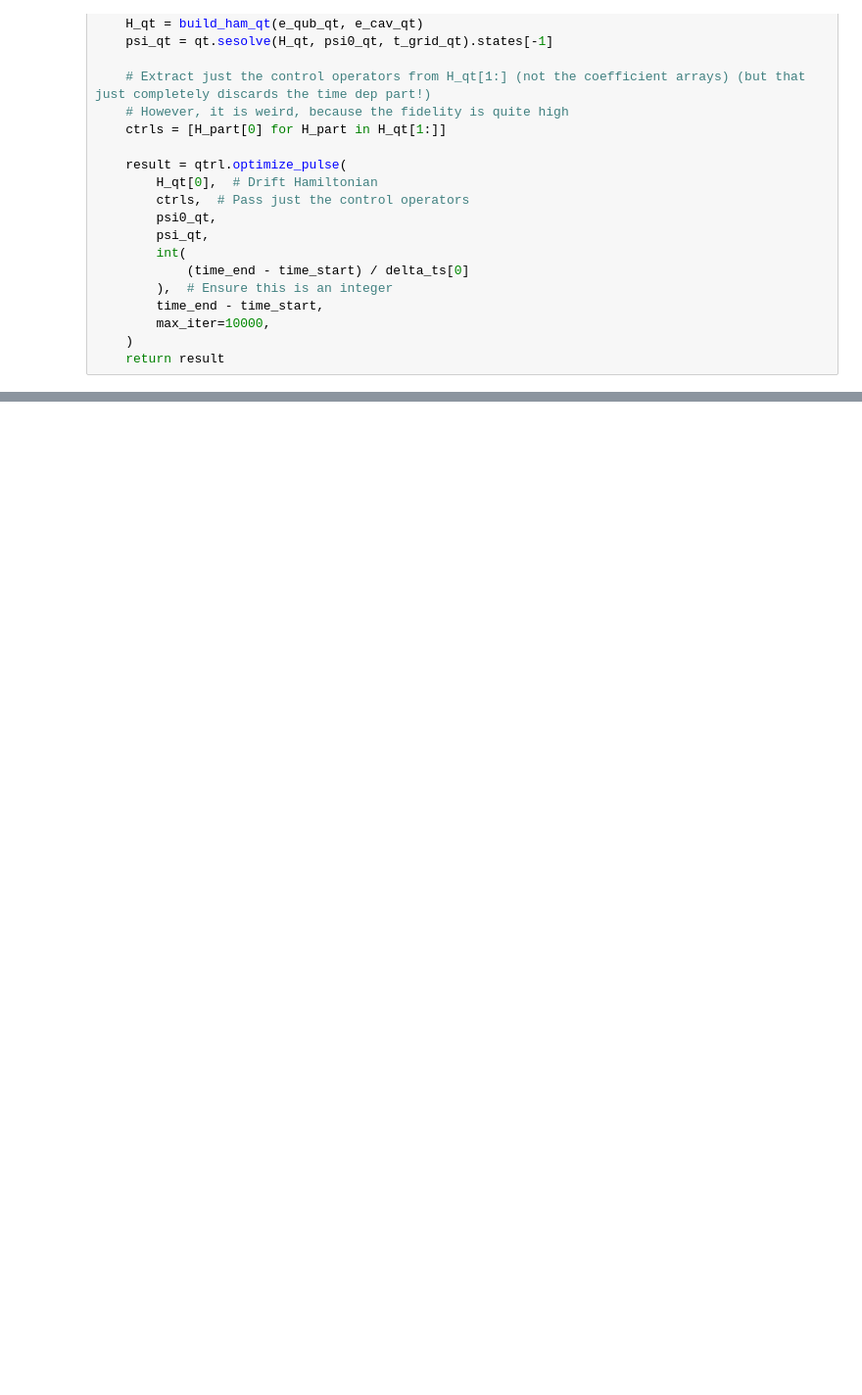
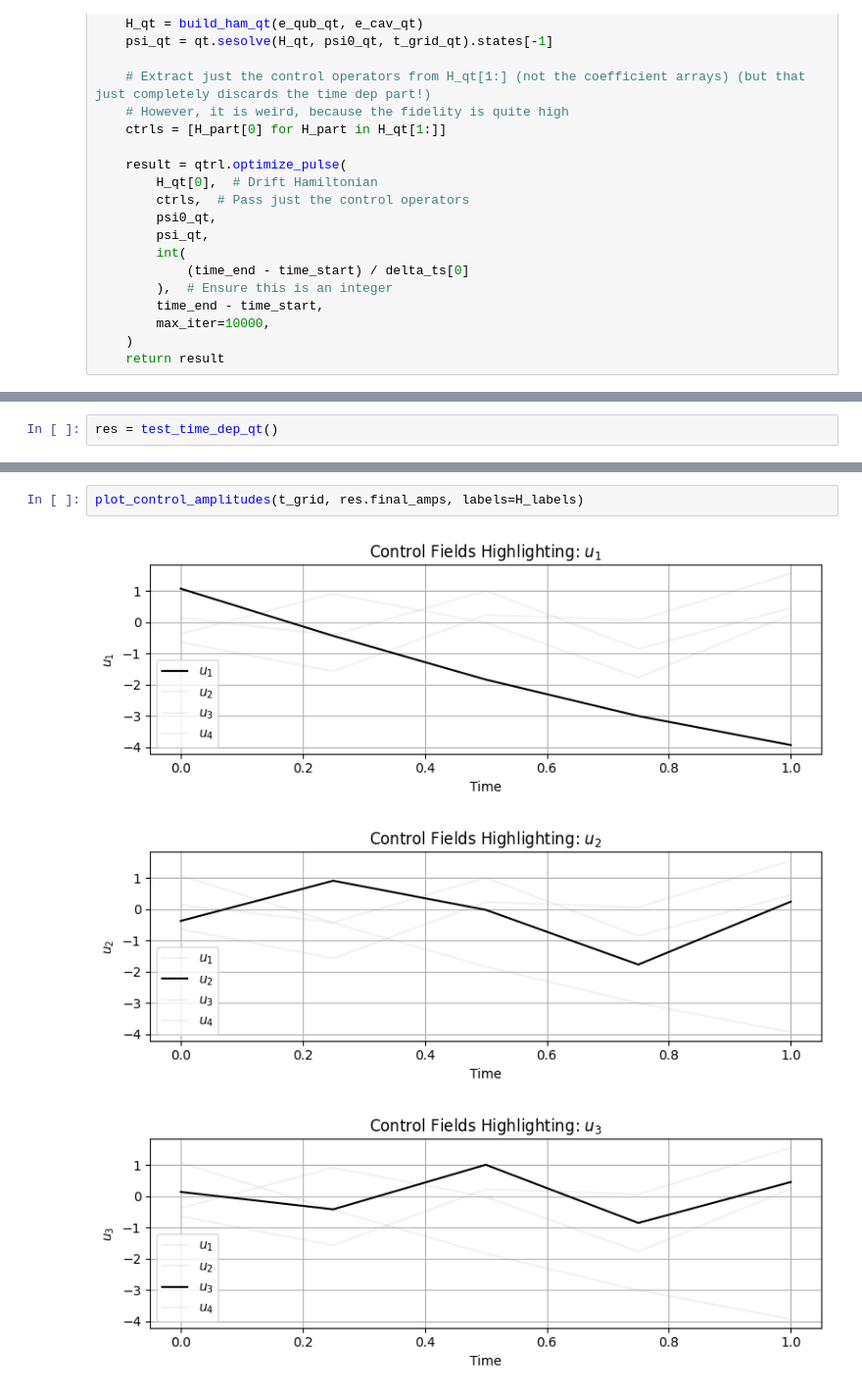
Before and after one commit to YousefElbrolosy/feedback-grape, a Jupyter notebook: feedback_grape/grape_test.ipynb, the cells around one changed output, grey strips where cells are left out. Shown at 98% size. Cells and saved outputs as stored; diff of their text form; blank space fills up the shorter version.

```diff
--- a/feedback_grape/grape_test.ipynb
+++ b/feedback_grape/grape_test.ipynb
@@ -868,0 +681,2 @@ test_time_dep_qt()
+# %%
+res = test_time_dep_qt()
@@ -870,0 +722,6 @@ test_time_dep_qt()
+# %%
+plot_control_amplitudes(t_grid, res.final_amps, labels=H_labels)
+# %% [output]
+[figure, added]
+[figure, added]
+[figure, added]
```
Also changed, not shown: parts of 13 cells of this notebook.
